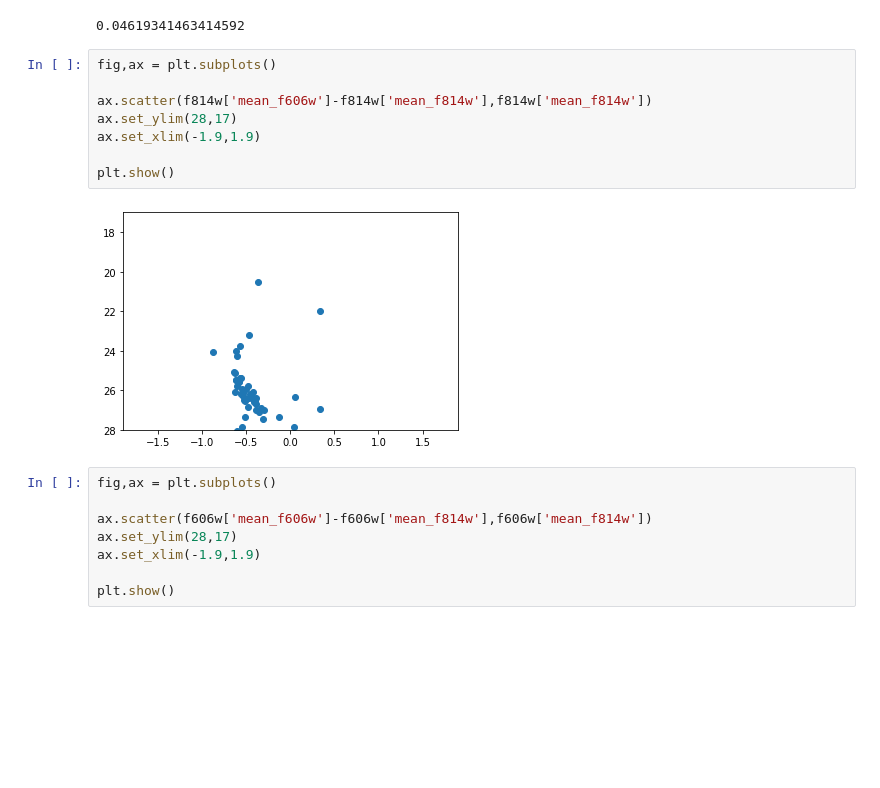
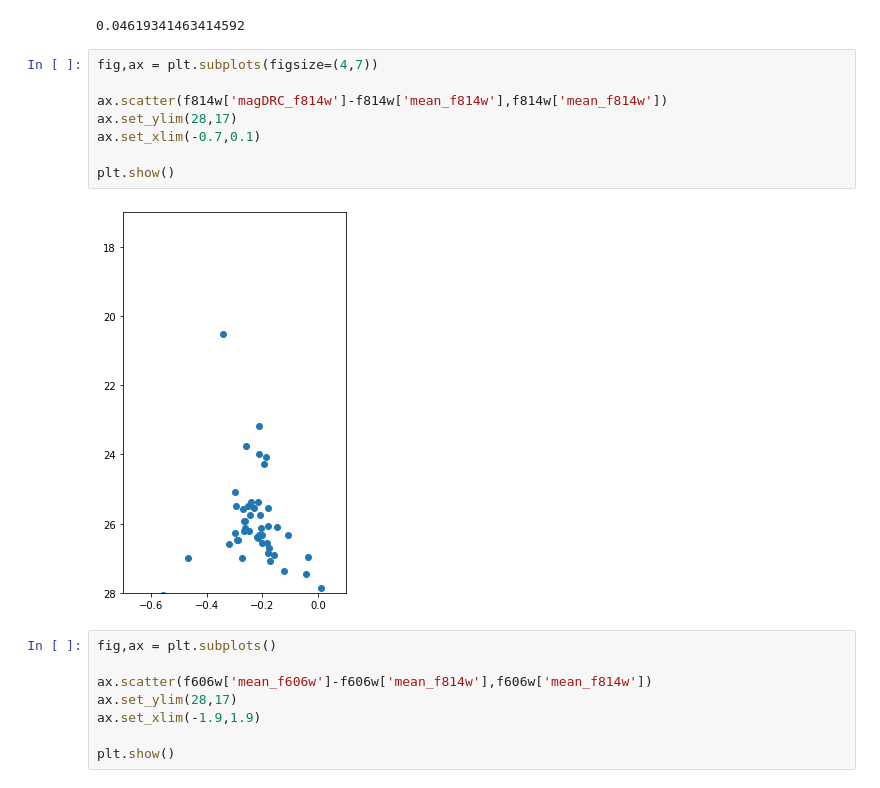
Before and after one commit to hrichstein/treasuryPipeline, a Jupyter notebook: hor1dir2804/checkMatch_and_ZPT.ipynb, the cells around one changed output. Cells and saved outputs as stored; diff of their text form; blank space fills up the shorter version.

```diff
--- a/hor1dir2804/checkMatch_and_ZPT.ipynb
+++ b/hor1dir2804/checkMatch_and_ZPT.ipynb
@@ -81,15 +153,15 @@ print(col_corr) # color shift is negative. So... it wants me to shift blueward
 # %% [output]
 0.04619341463414592
 # %%
-fig,ax = plt.subplots()
+fig,ax = plt.subplots(figsize=(4,7))
 
-ax.scatter(f814w['mean_f606w']-f814w['mean_f814w'],f814w['mean_f814w'])
+ax.scatter(f814w['magDRC_f814w']-f814w['mean_f814w'],f814w['mean_f814w'])
 ax.set_ylim(28,17)
-ax.set_xlim(-1.9,1.9)
+ax.set_xlim(-0.7,0.1)
 
 plt.show()
 # %% [output]
-[figure, old version]
+[figure, new version]
 # %%
 fig,ax = plt.subplots()
 
```
Also changed, not shown: parts of 4 cells of this notebook, 4 other files.
